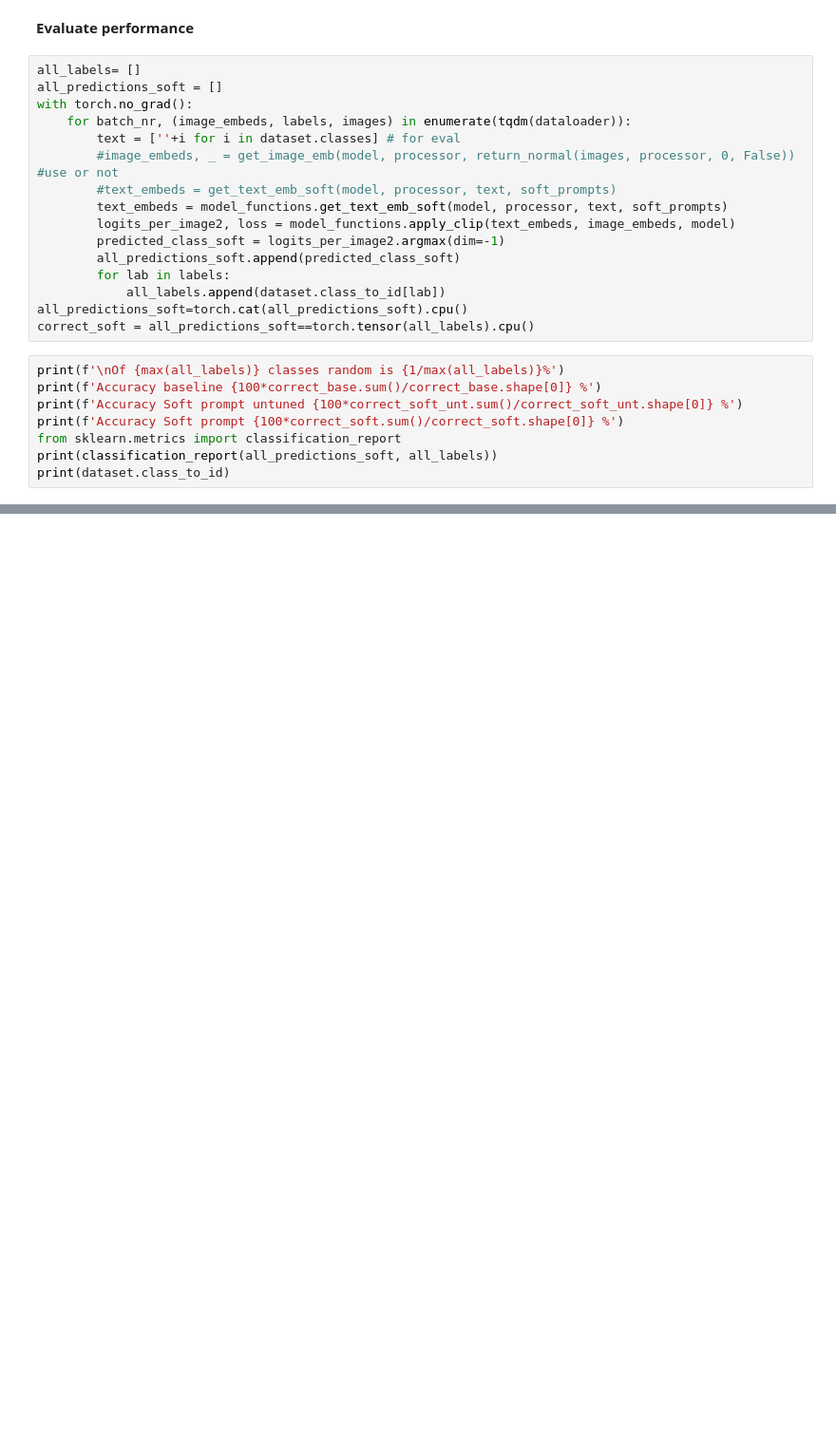
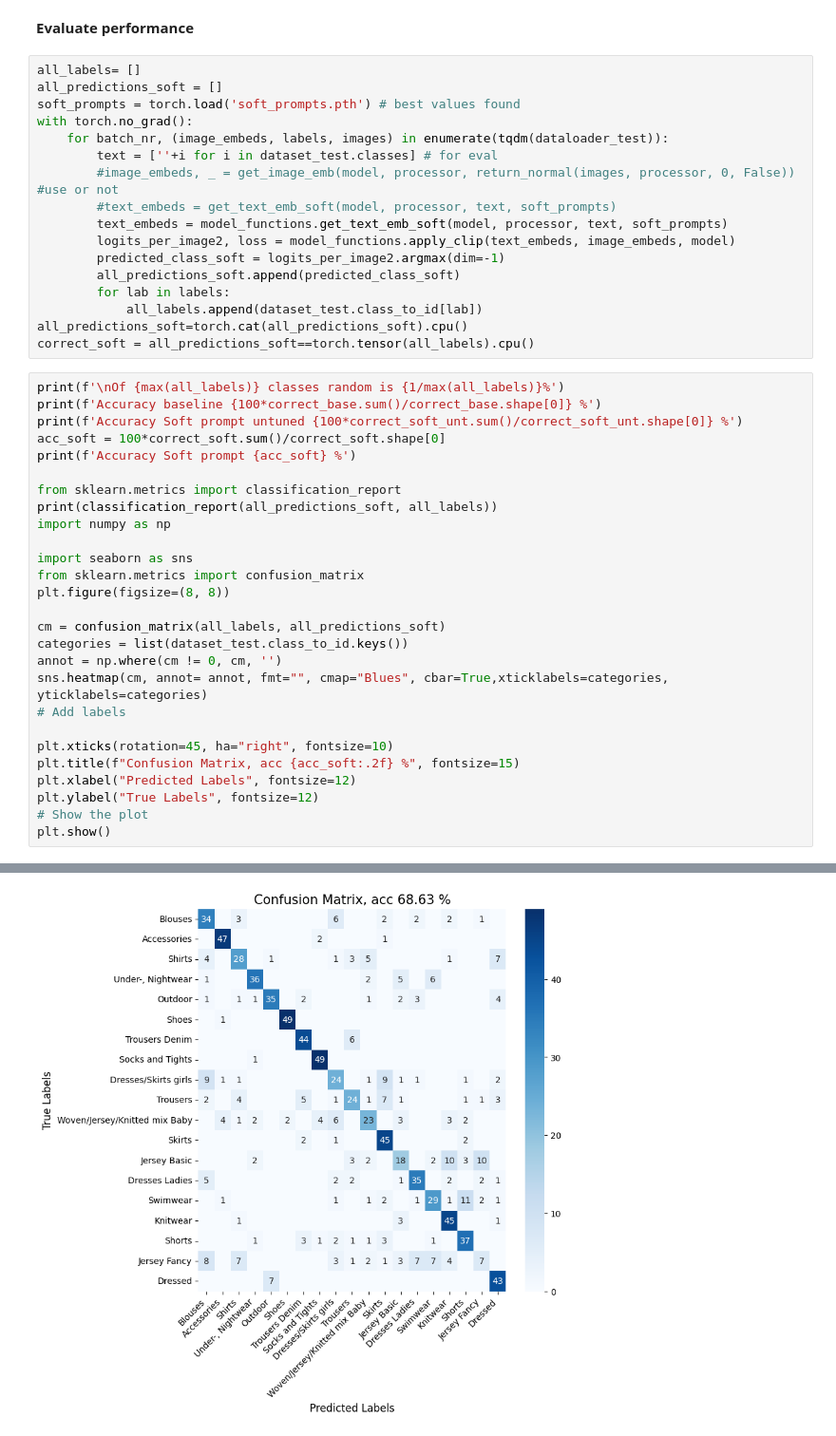
Before and after one commit to Samin765/DD2430_Project, a Jupyter notebook: CLIP_prompt.ipynb, the cells around one changed output, grey strips where cells are left out. Shown at 95% size. Drawn from its saved outputs; the diff is of its cells as text; blank space fills up the shorter version.

```diff
--- a/CLIP_prompt.ipynb
+++ b/CLIP_prompt.ipynb
@@ -314,9 +435,10 @@ plt.show()
 # %%
 all_labels= []
 all_predictions_soft = []
+soft_prompts = torch.load('soft_prompts.pth') # best values found
 with torch.no_grad():
-    for batch_nr, (image_embeds, labels, images) in enumerate(tqdm(dataloader)):
-        text = [''+i for i in dataset.classes] # for eval
+    for batch_nr, (image_embeds, labels, images) in enumerate(tqdm(dataloader_test)):
+        text = [''+i for i in dataset_test.classes] # for eval
         #image_embeds, _ = get_image_emb(model, processor, return_normal(images, processor, 0, False)) #use or not
         #text_embeds = get_text_emb_soft(model, processor, text, soft_prompts)
         text_embeds = model_functions.get_text_emb_soft(model, processor, text, soft_prompts)
@@ -324,14 +446,34 @@ with torch.no_grad():
         predicted_class_soft = logits_per_image2.argmax(dim=-1)
         all_predictions_soft.append(predicted_class_soft)
         for lab in labels:
-            all_labels.append(dataset.class_to_id[lab])
+            all_labels.append(dataset_test.class_to_id[lab])
 all_predictions_soft=torch.cat(all_predictions_soft).cpu()
 correct_soft = all_predictions_soft==torch.tensor(all_labels).cpu()
 # %%
 print(f'\nOf {max(all_labels)} classes random is {1/max(all_labels)}%')
 print(f'Accuracy baseline {100*correct_base.sum()/correct_base.shape[0]} %')
 print(f'Accuracy Soft prompt untuned {100*correct_soft_unt.sum()/correct_soft_unt.shape[0]} %')
-print(f'Accuracy Soft prompt {100*correct_soft.sum()/correct_soft.shape[0]} %')
+acc_soft = 100*correct_soft.sum()/correct_soft.shape[0]
+print(f'Accuracy Soft prompt {acc_soft} %')
+
 from sklearn.metrics import classification_report
 print(classification_report(all_predictions_soft, all_labels))
-print(dataset.class_to_id)
+import numpy as np
+
+import seaborn as sns
+from sklearn.metrics import confusion_matrix
+plt.figure(figsize=(8, 8))
+
+cm = confusion_matrix(all_labels, all_predictions_soft)
+categories = list(dataset_test.class_to_id.keys())
+annot = np.where(cm != 0, cm, '')
+sns.heatmap(cm, annot= annot, fmt="", cmap="Blues", cbar=True,xticklabels=categories, yticklabels=categories)
+# Add labels
+
+plt.xticks(rotation=45, ha="right", fontsize=10)
+plt.title(f"Confusion Matrix, acc {acc_soft:.2f} %", fontsize=15)
+plt.xlabel("Predicted Labels", fontsize=12)
+plt.ylabel("True Labels", fontsize=12)
+# Show the plot
+plt.show()
+# %% [output]
@@ -337,0 +497 @@ print(dataset.class_to_id)
+[figure, added]
```
Also changed, not shown: parts of 21 cells of this notebook.
